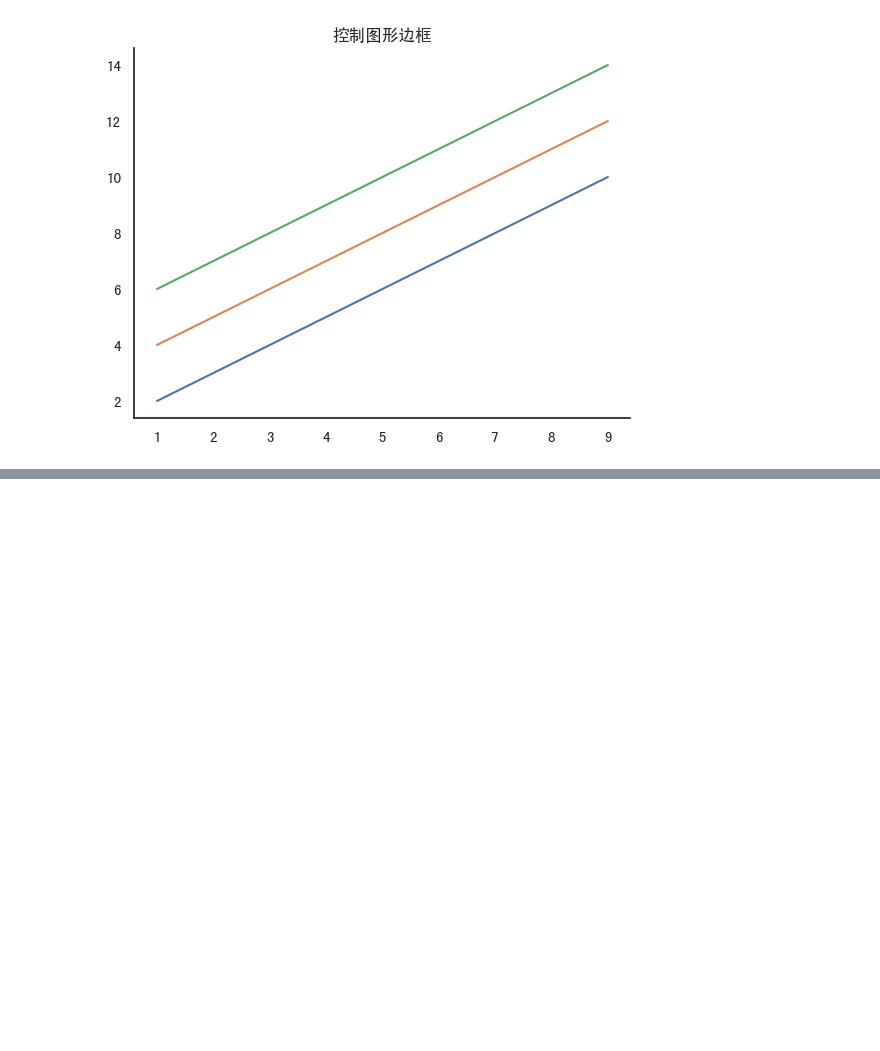
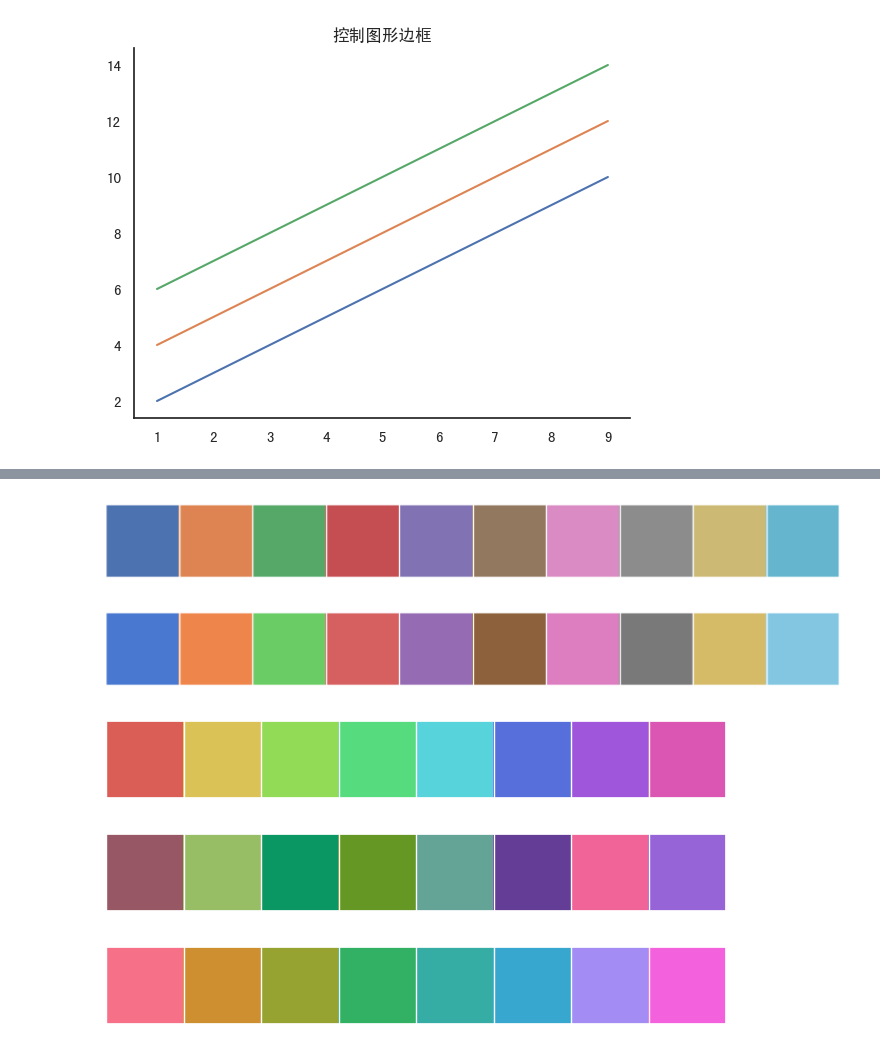
Before and after one commit to YcSaber/SchoolPyLesson1, a Jupyter notebook: data visualization/4/code/4-1.ipynb, the cells around one changed output, grey strips where cells are left out. Drawn from its saved outputs; the diff is of its cells as text; code cells hidden in the pictures; blank space fills up the shorter version.

```diff
--- a/data visualization/4/code/4-1.ipynb
+++ b/data visualization/4/code/4-1.ipynb
@@ -167,0 +168,21 @@ plt.show()
+# %%
+sns.palplot(sns.color_palette())
+# %% [output]
+[figure, added]
+# %%
+palette = sns.color_palette('muted')
+sns.palplot(palette)
+# %% [output]
+[figure, added]
+# %%
+sns.palplot(sns.color_palette('hls',8))
+# %% [output]
+[figure, added]
+# %%
+sns.palplot(sns.hls_palette(8,l=2,s=.4))
+# %% [output]
+[figure, added]
+# %%
+sns.palplot(sns.color_palette('husl',8))
+# %% [output]
+[figure, added]
```
Also changed, not shown: parts of 18 cells of this notebook.
